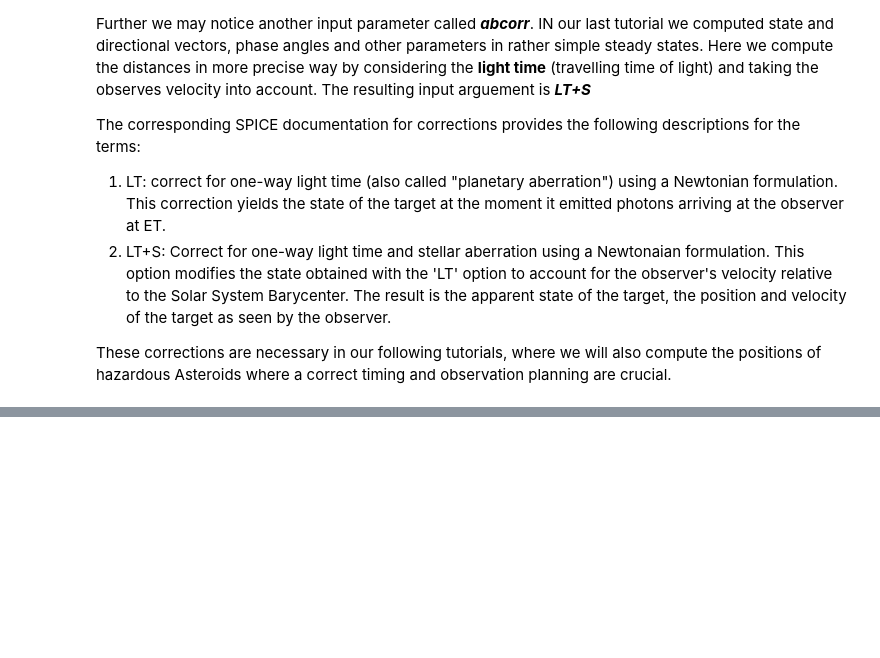
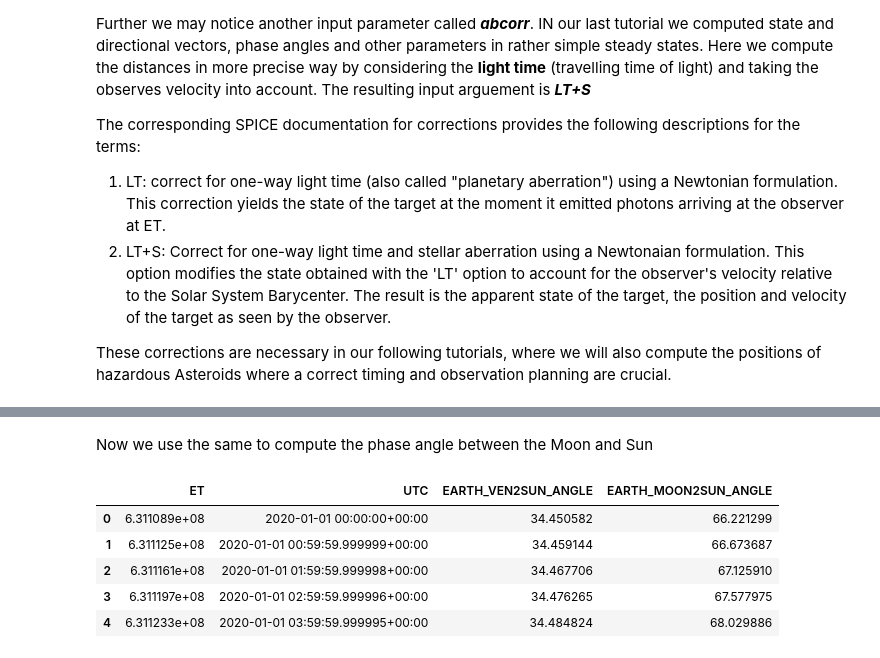
Before and after one commit to aditya172926/SpaceScience, a Jupyter notebook: SpaceScience4.ipynb, the cells around one changed output, grey strips where cells are left out. Saved outputs shown, nothing was run; the diff lists cells and outputs as text; code cells hidden in the pictures; blank space fills up the shorter version.

```diff
--- a/SpaceScience4.ipynb
+++ b/SpaceScience4.ipynb
@@ -64,3 +64,30 @@ The corresponding SPICE documentation for corrections provides the following des
 2. LT+S: Correct for one-way light time and stellar aberration using a Newtonaian formulation. This option modifies the state obtained with the 'LT' option to account for the observer's velocity relative to the Solar System Barycenter. The result is the apparent state of the target, the position and velocity of the target as seen by the observer.
 
 These corrections are necessary in our following tutorials, where we will also compute the positions of hazardous Asteroids where a correct timing and observation planning are crucial.
+# %%
+# All our computed parameters, position etc. shall be stored in
+# a pandas df.
+
+INNER_SOLSYS_DF = pd.DataFrame()
+
+# Set the column ET that stores all the ETs
+INNER_SOLSYS_DF.loc[:, 'ET'] = TIME_INTERVAL_ET
+
+#The column UTC transforms all ETs back to UTC format. The
+# function sp.et2datetime is not an official part of SPICE,
+# we will find there et2utc.
+# However this function returns immediate datetime
+INNER_SOLSYS_DF.loc[:, 'UTC'] = INNER_SOLSYS_DF['ET'].apply(lambda x: sp.et2datetime(et=x))
+
+# Compute the phase angle of Venus and Sun as seen from Earth.
+
+# For this computation we need the SPICE function phaseq.
+# er is the ET. Based on SPICE's logic the target is the Earth (399)
+# and the illumination source (illmn) is the Sun(10), the observer(obsrvr)
+# is Venus with ID 299. We apply a correction that considers
+# the movement of the planets and light time (LT+S)
+INNER_SOLSYS_DF.loc[:, 'EARTH_VEN2SUN_ANGLE'] = INNER_SOLSYS_DF['ET'].apply(lambda x: np.degrees(sp.phaseq(et=x,
+                                                                                                          target = '399',
+                                                                                                          illmn = '10',
+                                                                                                          obsrvr = '299',
+                                                                                                          abcorr = 'LT+S')))
@@ -66,0 +103,2 @@ These corrections are necessary in our following tutorials, where we will also c
+# %% [markdown]
+Now we use the same to compute the phase angle between the Moon and Sun
@@ -66,0 +113,9 @@ These corrections are necessary in our following tutorials, where we will also c
+# %%
+INNER_SOLSYS_DF.head()
+# %% [output]
+|  | ET | UTC | EARTH_VEN2SUN_ANGLE | EARTH_MOON2SUN_ANGLE |
+| 0 | 6.311089e+08 | 2020-01-01 00:00:00+00:00 | 34.450582 | 66.221299 |
+| 1 | 6.311125e+08 | 2020-01-01 00:59:59.999999+00:00 | 34.459144 | 66.673687 |
+| 2 | 6.311161e+08 | 2020-01-01 01:59:59.999998+00:00 | 34.467706 | 67.125910 |
+| 3 | 6.311197e+08 | 2020-01-01 02:59:59.999996+00:00 | 34.476265 | 67.577975 |
+| 4 | 6.311233e+08 | 2020-01-01 03:59:59.999995+00:00 | 34.484824 | 68.029886 |
```
Also changed, not shown: parts of 13 cells of this notebook, 1 other file.
